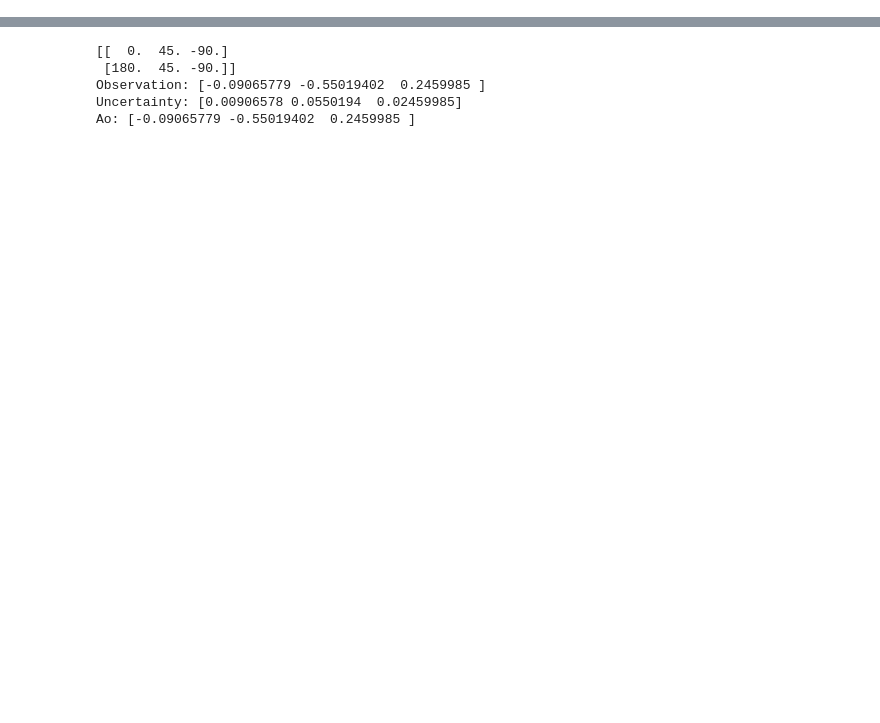
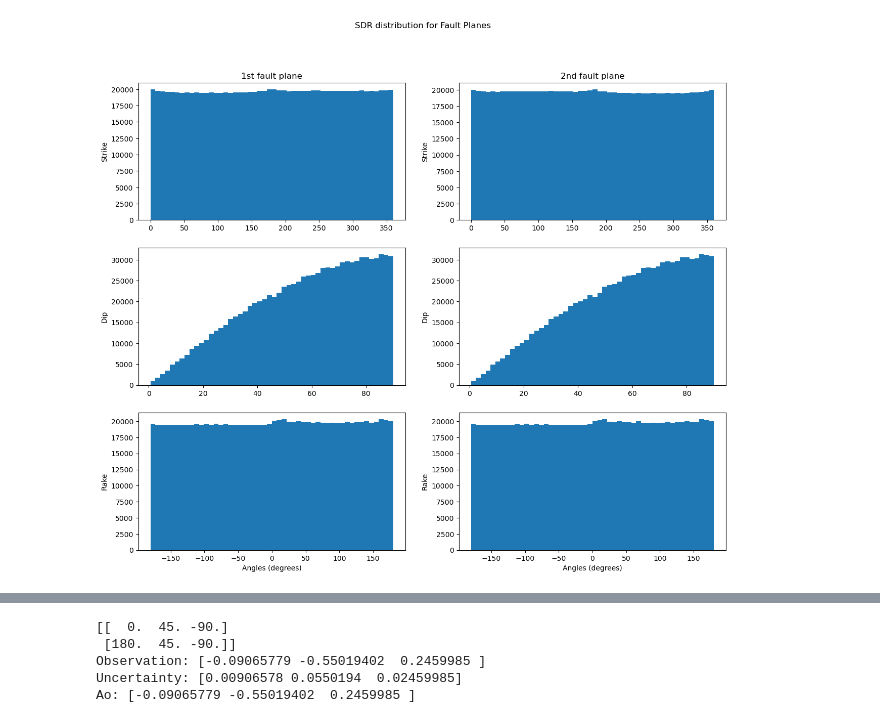
Before and after one commit to victoragaba/SURG-Mars, a Jupyter notebook: black-box.ipynb, the cells around one changed output, grey strips where cells are left out. Drawn from its saved outputs; the diff is of its cells as text; code cells hidden in the pictures; blank space fills up the shorter version.

```diff
--- a/black-box.ipynb
+++ b/black-box.ipynb
@@ -11,0 +251,38 @@ importlib.reload(fr)
+# %%
+N = 40
+t_samples = fr.rigid_hemisphere_samples(N)
+sdr1 = []
+sdr2 = []
+
+for t in t_samples:
+    p_rotations = np.linspace(0, np.pi, int(np.sqrt(len(t_samples))))
+    p_start = fr.starting_direc(t, fr.i_hat)
+    for theta in p_rotations:
+        p = fr.rotate(p_start, t, theta)
+        sdr1_emt, sdr2_emt = fr.tp2sdr(fr.coord_switch(t), fr.coord_switch(p))
+        sdr1.append(sdr1_emt)
+        sdr2.append(sdr2_emt)
+
+# Histograms for sdr1 and sdr2
+fig1 = plt.figure(figsize=(15,12))
+plt.suptitle("SDR distribution for Fault Planes")
+
+ylabels = ["Strike", "Dip", "Rake"]
+
+for i in range(3):
+    plt.subplot(3,2,2*i+1)
+    plt.hist([np.rad2deg(emt[i]) for emt in sdr1], bins=50)
+    if i == 0: plt.title("1st fault plane")
+    plt.ylabel(ylabels[i])
+plt.xlabel("Angles (degrees)")
+
+for i in range(3):
+    plt.subplot(3,2,2*(i+1))
+    plt.hist([np.rad2deg(emt[i]) for emt in sdr2], bins=50)
+    if i == 0: plt.title("2nd fault plane")
+    plt.ylabel(ylabels[i])
+
+plt.xlabel("Angles (degrees)")
+plt.show()
+# %% [output]
+[figure, added]
```
Also changed, not shown: parts of 18 cells of this notebook, 9 other files.
